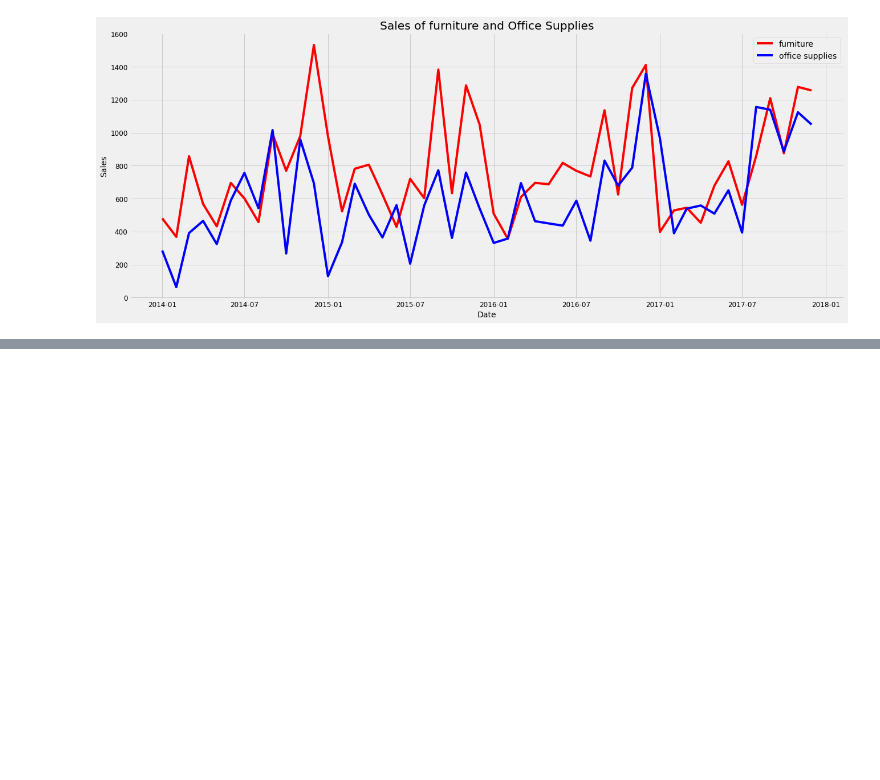
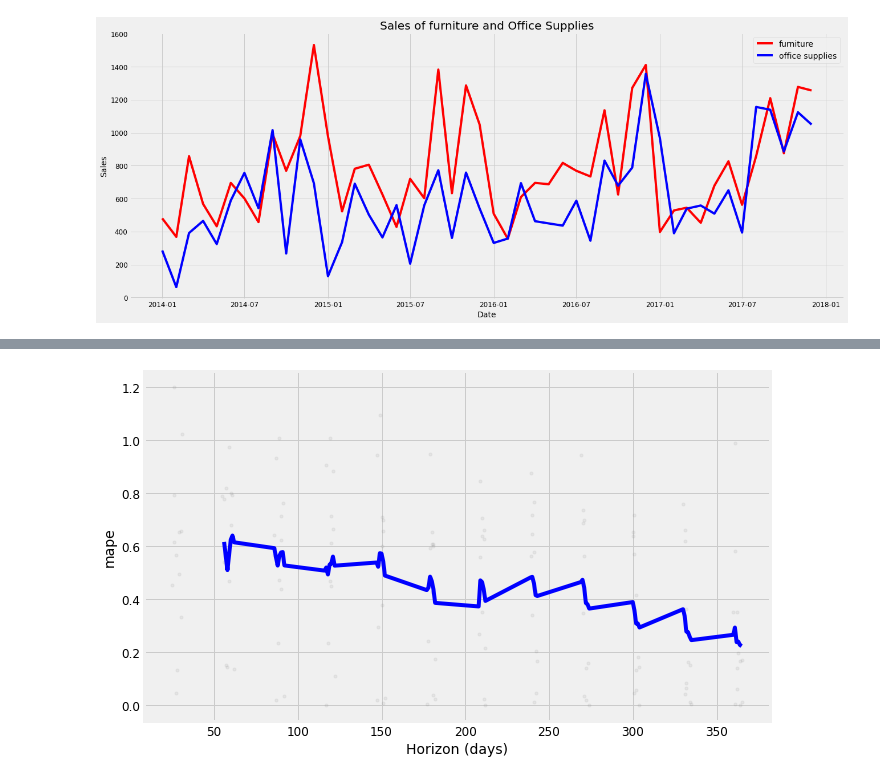
Before and after one commit to Chanakyasarma/Forecasting-System-Internship, a Jupyter notebook: Forecasting using Arima Model.ipynb, the cells around one changed output, grey strips where cells are left out. Saved outputs shown, nothing was run; the diff lists cells and outputs as text; code cells hidden in the pictures; blank space fills up the shorter version.

```diff
--- a/Forecasting using Arima Model.ipynb
+++ b/Forecasting using Arima Model.ipynb
@@ -409,0 +434,4 @@ plt.legend()
+# %%
+from prophet.diagnostics import cross_validation
+df_cv = cross_validation(furniture_model, initial='730 days',
+                         period='30 days', horizon='365 days')
@@ -409,0 +476,5 @@ plt.legend()
+# %%
+from prophet.plot import plot_cross_validation_metric
+fig = plot_cross_validation_metric(df_cv, metric='mape')
+# %% [output]
+[figure, added]
```
Also changed, not shown: parts of 12 cells of this notebook.
